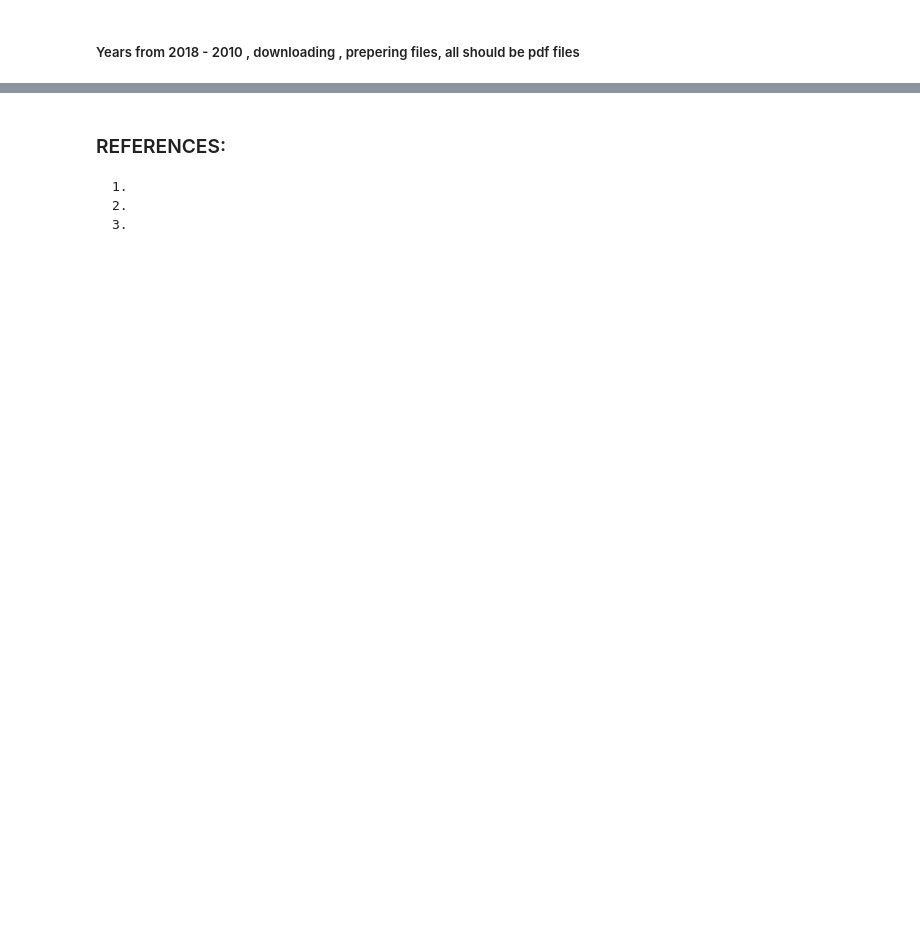
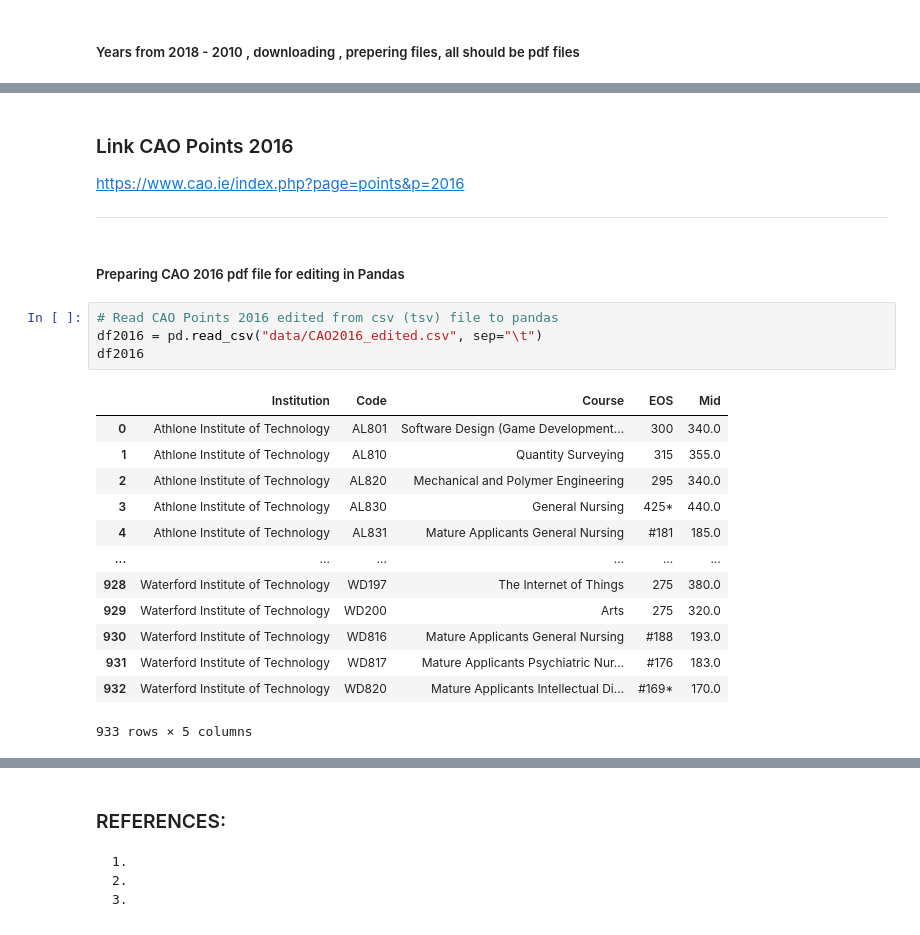
Before and after one commit to DracoNibilis/CAO_Points_Analysis, a Jupyter notebook: cao.ipynb, the cells around one changed output, grey strips where cells are left out. Cells and saved outputs as stored; diff of their text form; blank space fills up the shorter version.

```diff
--- a/cao.ipynb
+++ b/cao.ipynb
@@ -253,0 +310,24 @@ df2019.head()
+# %% [markdown]
+### Link CAO Points 2016
+https://www.cao.ie/index.php?page=points&p=2016
+***
+# %% [markdown]
+##### Preparing CAO 2016 pdf file for editing in Pandas
+# %%
+# Read CAO Points 2016 edited from csv (tsv) file to pandas
+df2016 = pd.read_csv("data/CAO2016_edited.csv", sep="\t")
+df2016
+# %% [output]
+|  | Institution | Code | Course | EOS | Mid |
+| 0 | Athlone Institute of Technology | AL801 | Software Design (Game Development... | 300 | 340.0 |
+| 1 | Athlone Institute of Technology | AL810 | Quantity Surveying | 315 | 355.0 |
+| 2 | Athlone Institute of Technology | AL820 | Mechanical and Polymer Engineering | 295 | 340.0 |
+| 3 | Athlone Institute of Technology | AL830 | General Nursing | 425* | 440.0 |
+| 4 | Athlone Institute of Technology | AL831 | Mature Applicants General Nursing | #181 | 185.0 |
+| ... | ... | ... | ... | ... | ... |
+| 928 | Waterford Institute of Technology | WD197 | The Internet of Things | 275 | 380.0 |
+| 929 | Waterford Institute of Technology | WD200 | Arts | 275 | 320.0 |
+| 930 | Waterford Institute of Technology | WD816 | Mature Applicants General Nursing | #188 | 193.0 |
+| 931 | Waterford Institute of Technology | WD817 | Mature Applicants Psychiatric Nur... | #176 | 183.0 |
+| 932 | Waterford Institute of Technology | WD820 | Mature Applicants Intellectual Di... | #169* | 170.0 |
+933 rows × 5 columns
```
Also changed, not shown: parts of 25 cells of this notebook, 24 other files.
